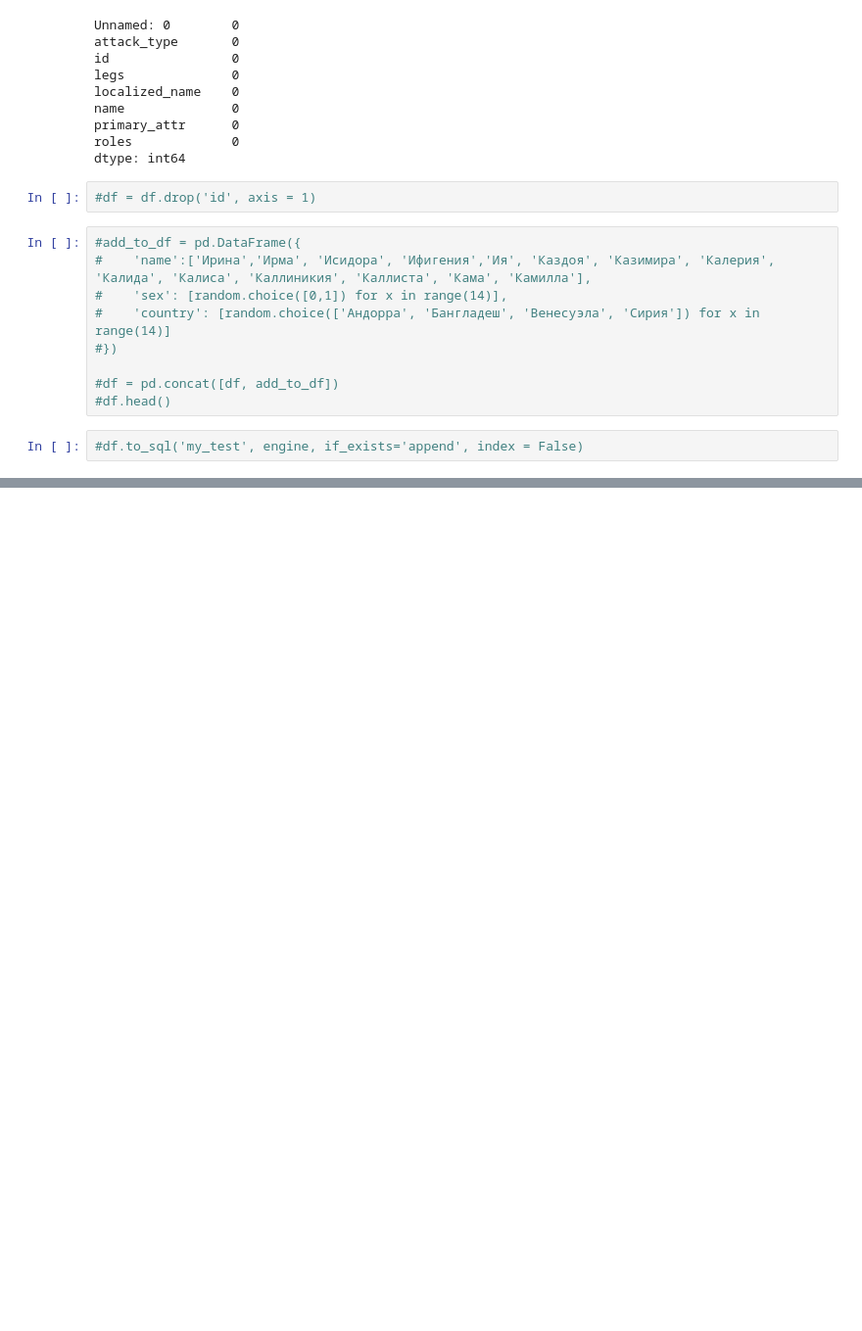
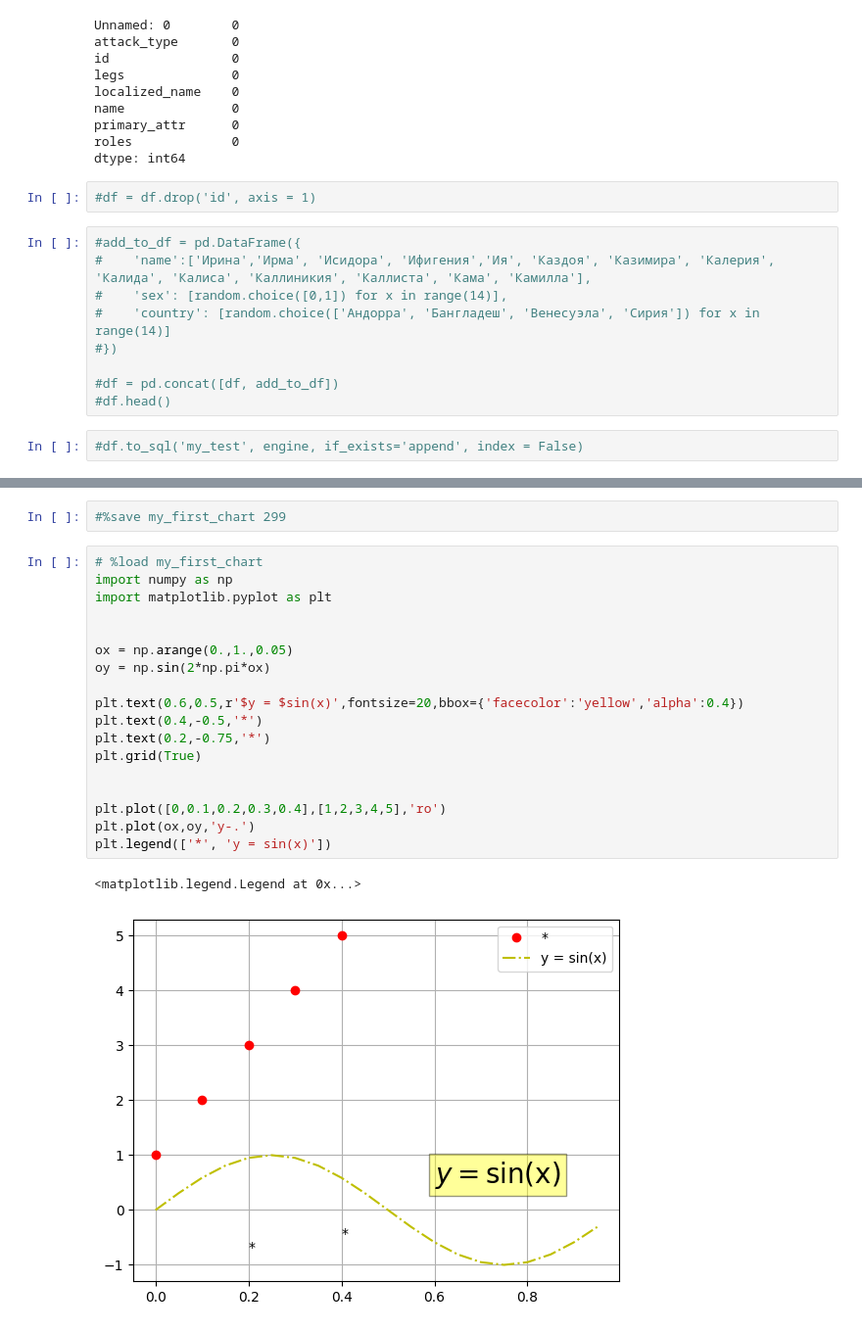
Before and after one commit to Zlis7/Jupyter, a Jupyter notebook: 12.ipynb, the cells around one changed output, grey strips where cells are left out. Shown at 98% size. Drawn from its saved outputs; the diff is of its cells as text; blank space fills up the shorter version.

```diff
--- a/12.ipynb
+++ b/12.ipynb
@@ -1054,0 +1195,23 @@ df.take(np.random.permutation(10))
+# %%
+#%save my_first_chart 299
+# %%
+# %load my_first_chart
+import numpy as np
+import matplotlib.pyplot as plt
+
+
+ox = np.arange(0.,1.,0.05)
+oy = np.sin(2*np.pi*ox)
+
+plt.text(0.6,0.5,r'$y = $sin(x)',fontsize=20,bbox={'facecolor':'yellow','alpha':0.4})
+plt.text(0.4,-0.5,'*')
+plt.text(0.2,-0.75,'*')
+plt.grid(True)
+
+
+plt.plot([0,0.1,0.2,0.3,0.4],[1,2,3,4,5],'ro')
+plt.plot(ox,oy,'y-.')
+plt.legend(['*', 'y = sin(x)'])
+# %% [output]
+<matplotlib.legend.Legend at 0x...>
+[figure, added]
```
Also changed, not shown: parts of 43 cells of this notebook, 7 other files.
